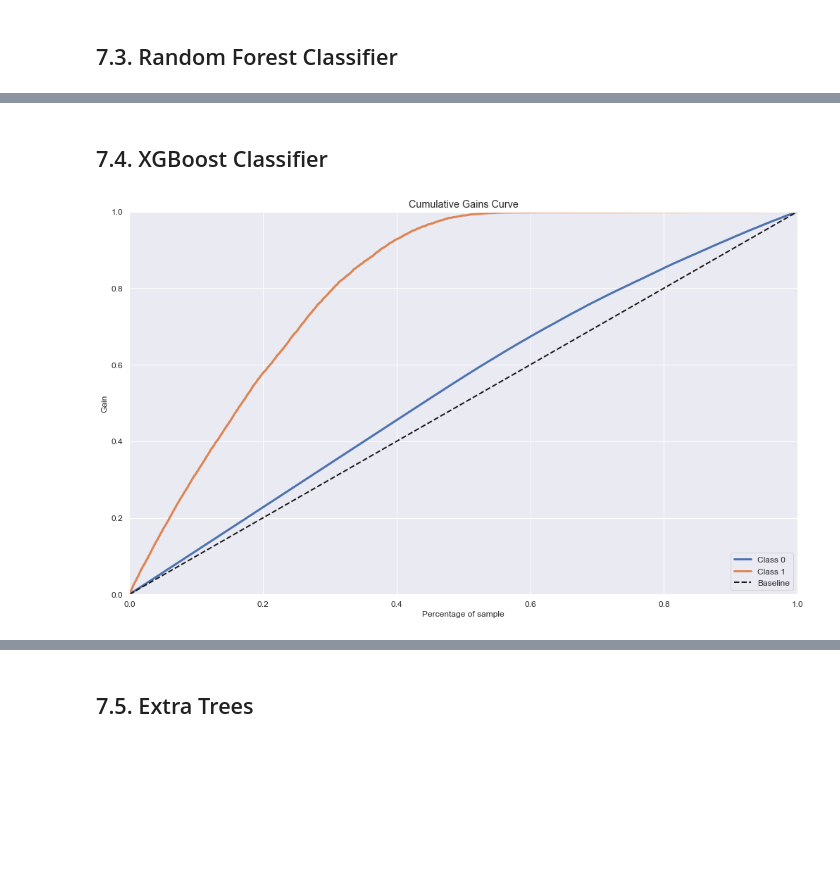
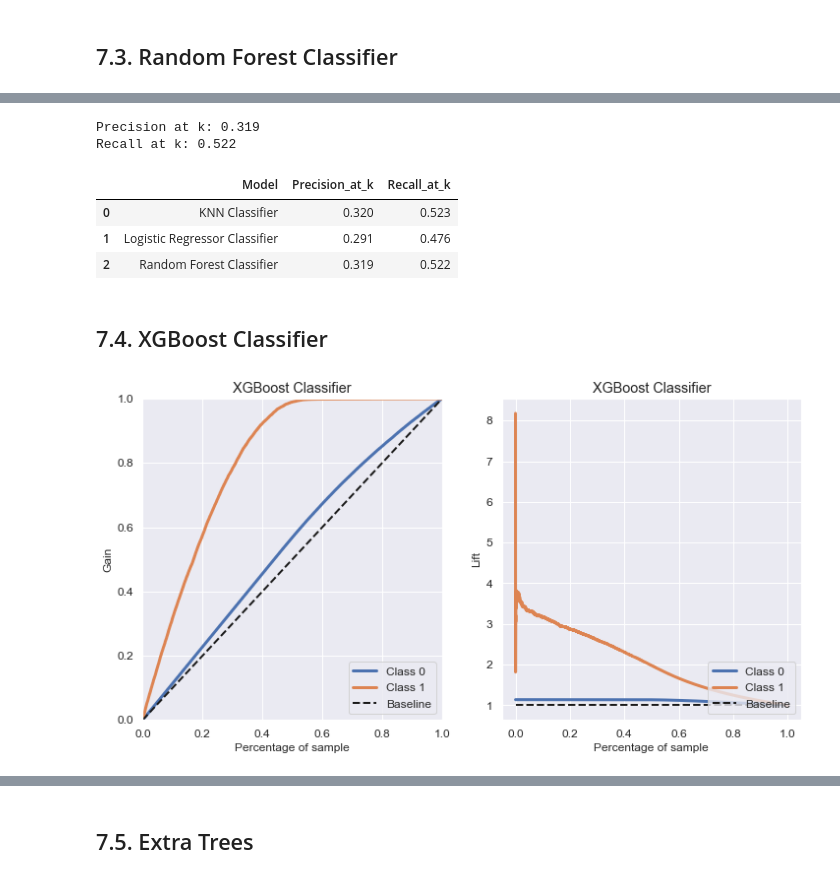
Before and after one commit to ThiagoBorgesLima/health_insurance, a Jupyter notebook: notebooks/mdfl_health_insurance_cross_sell.ipynb, the cells around one changed output, grey strips where cells are left out. Saved outputs shown, nothing was run; the diff lists cells and outputs as text; code cells hidden in the pictures; blank space fills up the shorter version.

```diff
--- a/notebooks/mdfl_health_insurance_cross_sell.ipynb
+++ b/notebooks/mdfl_health_insurance_cross_sell.ipynb
@@ -543,16 +640,37 @@ skplt.metrics.plot_lift_curve( y_val, yhat_rf );
+# %%
+x_validation['response'] = y_validation
+precision_rf = round( precision_at_k( x_validation, yhat_rf, 0.20), 3)
+recall_rf = round( recall_at_k( x_validation, yhat_rf, 0.20), 3)
+
+print( "Precision at k: {}".format( precision_rf ) )
+print( "Recall at k: {}".format( recall_rf ) )
+# %% [output]
+Precision at k: 0.319
+Recall at k: 0.522
+# %%
+models_performance = models_performance.append( pd.Series( [ 'Random Forest Classifier', precision_rf, recall_rf], index=models_performance.columns ), ignore_index = True )
+models_performance
+# %% [output]
+|  | Model | Precision_at_k | Recall_at_k |
+| 0 | KNN Classifier | 0.320 | 0.523 |
+| 1 | Logistic Regressor Classifier | 0.291 | 0.476 |
+| 2 | Random Forest Classifier | 0.319 | 0.522 |
 # %% [markdown]
 ## 7.4. XGBoost Classifier
 # %%
 # model
 xgb_model = XGBClassifier( max_depth= 4, n_estimators=100 ).fit( x_train, y_train )
 
 # model training
 xgb_model.fit( x_train, y_train )
 
 # model_prediction
 yhat_xgb = xgb_model.predict_proba( x_val )
 
-# Accumulative Gain
-skplt.metrics.plot_cumulative_gain( y_val, yhat_xgb);
+fig, axs = plt.subplots( ncols=2, figsize= (12,6) )
+# Acummulative Gain
+skplt.metrics.plot_cumulative_gain( y_val, yhat_xgb, ax=axs[0], title='XGBoost Classifier');
+# Scikitplot library
+skplt.metrics.plot_lift_curve( y_val, yhat_xgb, ax=axs[1], title='XGBoost Classifier' );
 # %% [output]
-[figure, old version]
+[figure, new version]
```
Also changed, not shown: parts of 43 cells of this notebook, 5 other files.
